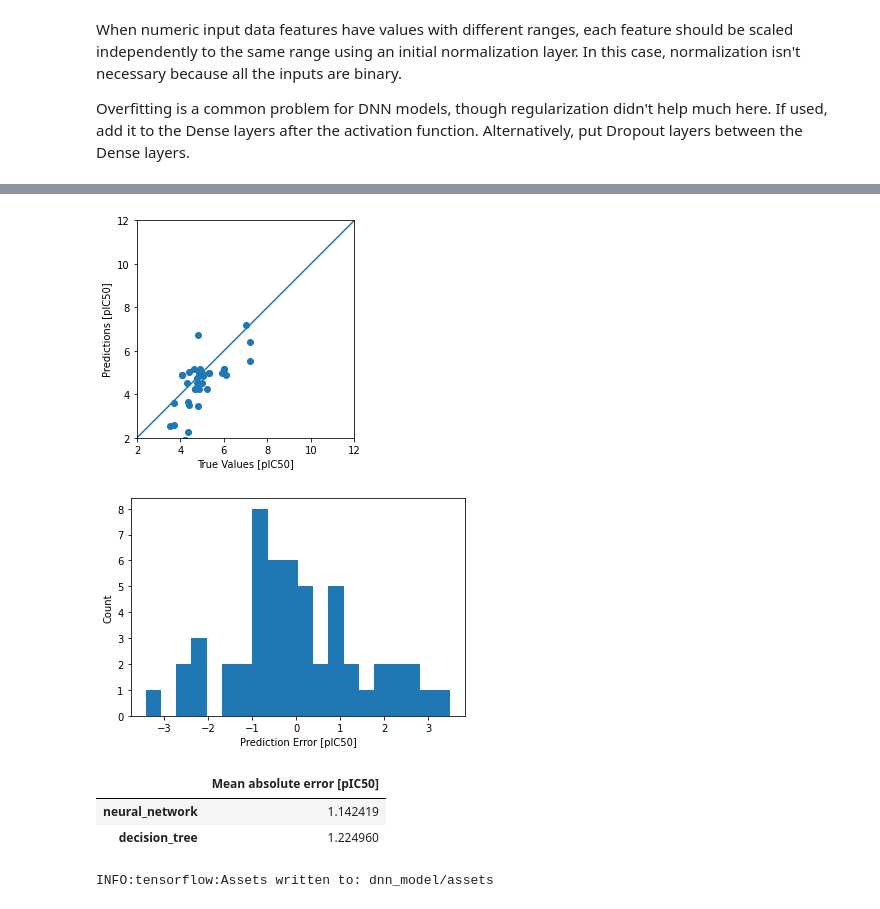
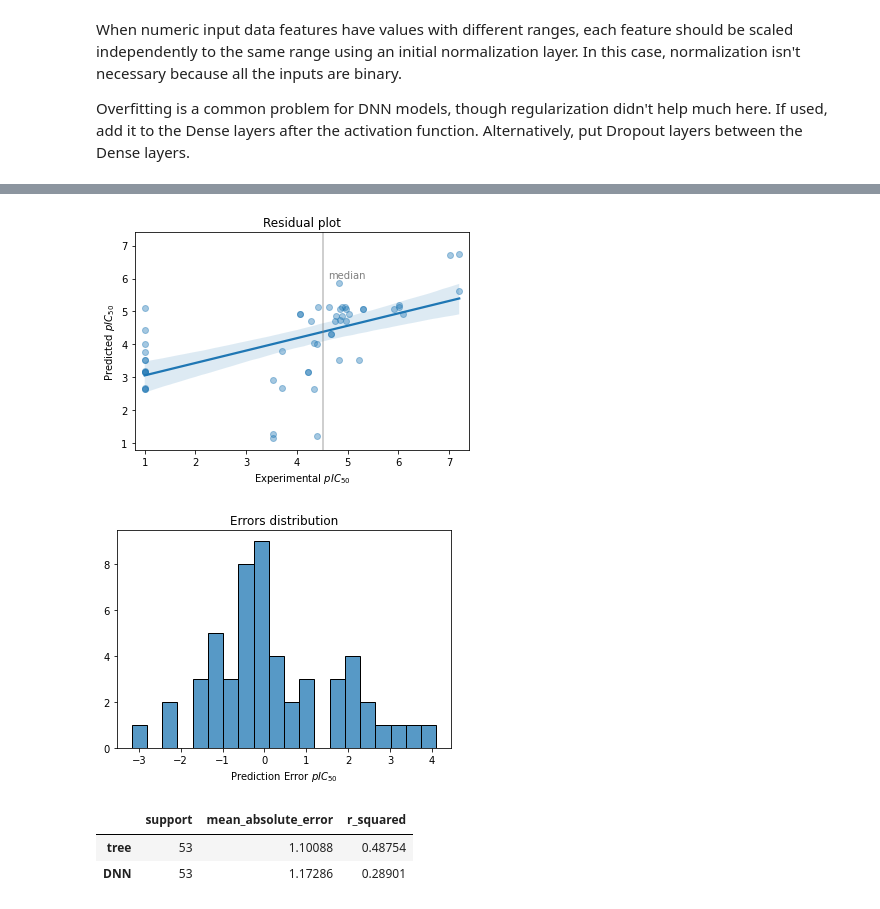
Before and after one commit to konstanzer/drug-discovery, a Jupyter notebook: drug-discovery-1.ipynb, the cells around one changed output, grey strips where cells are left out. Saved outputs shown, nothing was run; the diff lists cells and outputs as text; code cells hidden in the pictures.

```diff
--- a/drug-discovery-1.ipynb
+++ b/drug-discovery-1.ipynb
@@ -227,36 +207,12 @@ plot_loss(history)
 # %%
 dnn_predictions = dnn_model.predict(X_test).flatten()
-#mdl._prediction(dnn_model, X_train, X_test, y_train, y_test)
+dnn_metrics = mdl.evaluate(dnn_predictions)
+# %% [output]
+[figure, added]
+[figure, added]
-# %%
-#temporary solution
-a = plt.axes(aspect='equal')
-plt.scatter(y_test, test_predictions)
-plt.xlabel('True Values [pIC50]')
-plt.ylabel('Predictions [pIC50]')
-lims = [2, 12]
-plt.xlim(lims)
-plt.ylim(lims)
-_ = plt.plot(lims, lims)
-plt.show()
-error = test_predictions - y_test
-plt.hist(error, bins=20)
-plt.xlabel('Prediction Error [pIC50]')
-_ = plt.ylabel('Count')
-# %% [output]
-[figure, removed]
-[figure, removed]
-# %%
-test_results = {}
-test_results['neural_network'] = dnn_model.evaluate(X_test, y_test, verbose=0)
-test_results['decision_tree'] = metrics.loc['test'][1]
-#MAE is less sensitive to outliers
-pd.DataFrame(test_results, index=['Mean absolute error [pIC50]']).T
-# %% [output]
-|  | Mean absolute error [pIC50] |
-| neural_network | 1.142419 |
-| decision_tree | 1.224960 |
-# %%
-dnn_model.save('dnn_model')
-reloaded = tf.keras.models.load_model('dnn_model')
-# %% [output]
-INFO:tensorflow:Assets written to: dnn_model/assets
+# %%
+pd.DataFrame([tree_metrics, dnn_metrics], index=["tree", "DNN"])
+# %% [output]
+|  | support | mean_absolute_error | r_squared |
+| tree | 53 | 1.10088 | 0.48754 |
+| DNN | 53 | 1.17286 | 0.28901 |
```
Also changed, not shown: parts of 13 cells of this notebook.
